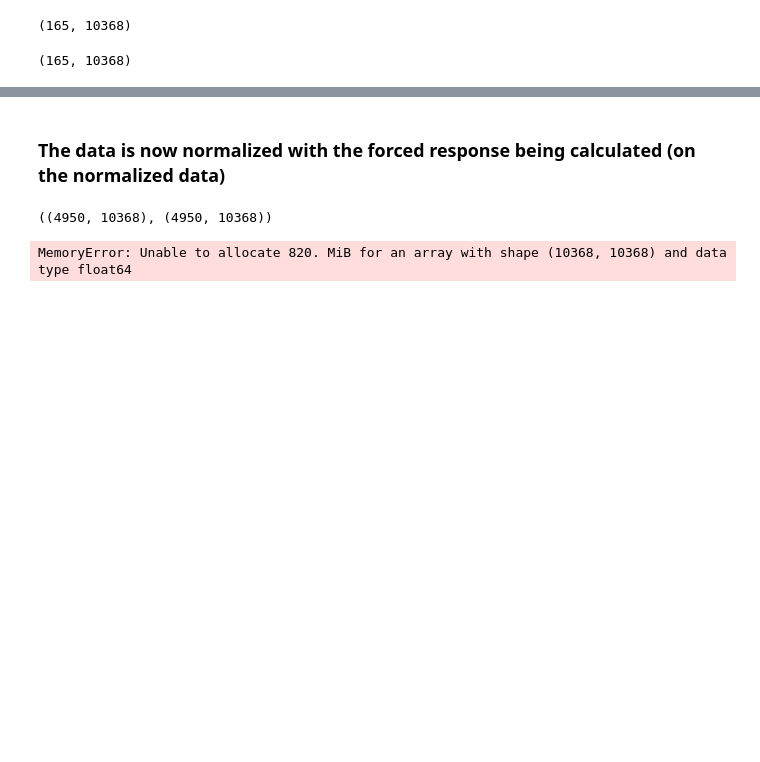
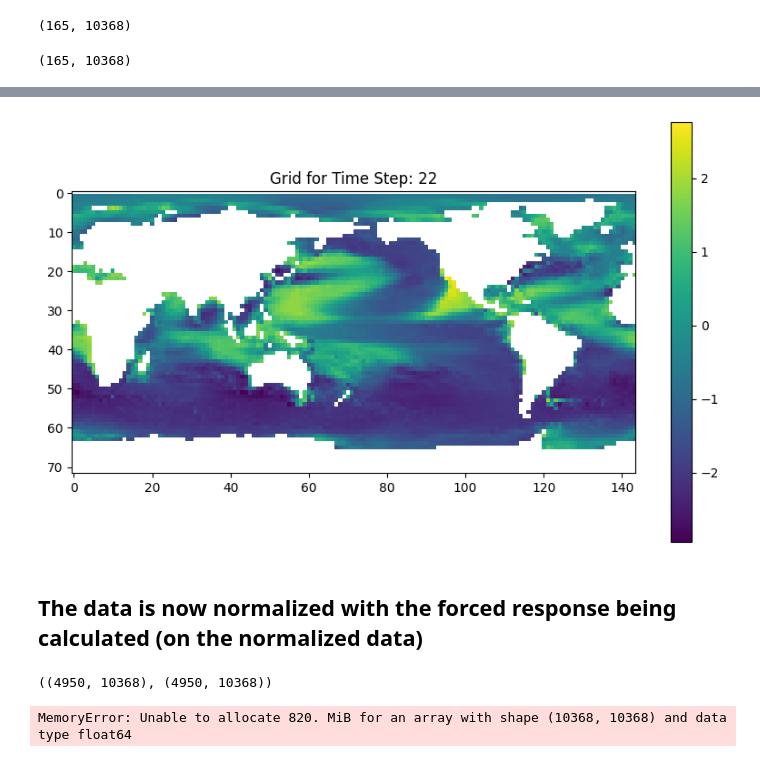
Before and after one commit to Victor2175/gm4cs-l, a Jupyter notebook: Reduced_rank_regression.ipynb, the cells around one changed output, grey strips where cells are left out. Saved outputs shown, nothing was run; the diff lists cells and outputs as text; code cells hidden in the pictures; blank space fills up the shorter version.

```diff
--- a/Reduced_rank_regression.ipynb
+++ b/Reduced_rank_regression.ipynb
@@ -55,0 +65,2 @@ data_forced_responses = add_forced_response(normalized_data)
+# %%
+data_for_plotting = forced_response_1.reshape(-1, 72, 144)
@@ -56,5 +96,15 @@ data_forced_responses = add_forced_response(normalized_data)
+# %%
+# Plot the grid for a random time step
+time_step = random.randint(0, 165)
+plt.figure(figsize=(10, 6))
+plt.imshow(data_for_plotting[time_step], cmap='viridis')
+plt.colorbar()
+plt.title(f'Grid for Time Step: {time_step}')
+plt.show()
+# %% [output]
+[figure, added]
 # %% [markdown]
-### The data is now normalized with the forced response being calculated (on the normalized data)
+## The data is now normalized with the forced response being calculated (on the normalized data)
 # %%
 X_all, y_all = pool_data(data_forced_responses)
 # %%
```
Also changed, not shown: parts of 6 cells of this notebook, 1 other file.
